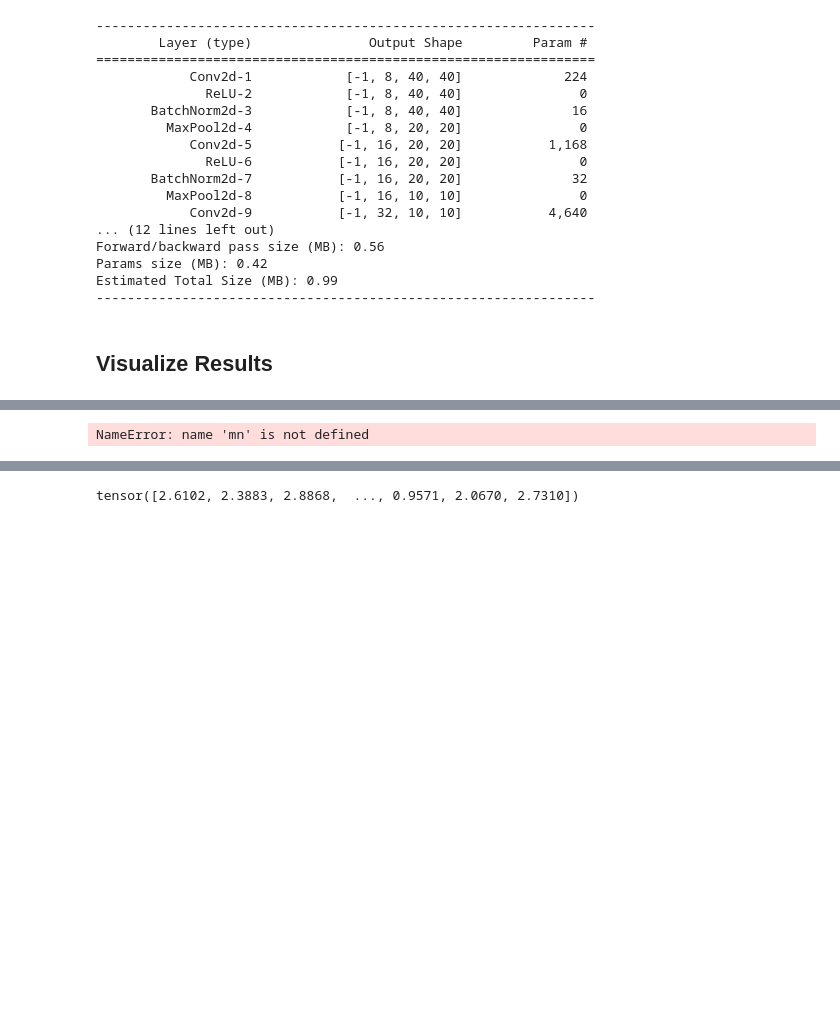
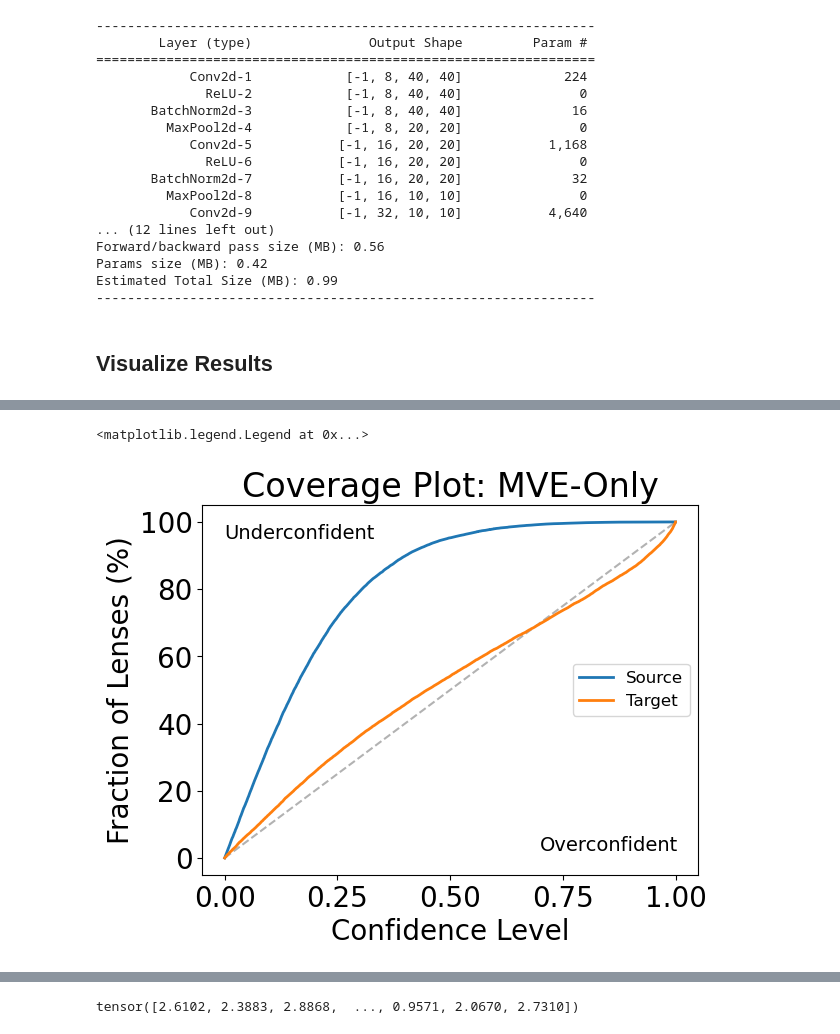
Before and after one commit to deepskies/DomainAdaptiveMVEforLensModeling, a Jupyter notebook: src/training/PaperMVENoDA/VisualizeModel.ipynb, the cells around one changed output, grey strips where cells are left out. Cells and saved outputs as stored; diff of their text form; code cells hidden in the pictures; blank space fills up the shorter version.

```diff
--- a/src/training/PaperMVENoDA/VisualizeModel.ipynb
+++ b/src/training/PaperMVENoDA/VisualizeModel.ipynb
@@ -521,4 +457,0 @@ plt.savefig("target_resid_noDA.png", bbox_inches = 'tight', dpi = 400)
-# %%
-mn
-# %% [output]
-NameError: name 'mn' is not defined
@@ -524,0 +461,45 @@ NameError: name 'mn' is not defined
+# %%
+def calculate_coverage(preds, true, variance):
+    """
+    Calculates the fraction of images with correct prediction within each confidence level (0% - 100%).
+    This assumes the variance is based on a gaussian distribution.
+
+    E.g. In 100 lenses, if 30 lenses have predictions within a 50% confidence interval, the point
+    (50, 30) will be present.
+
+    At 0%, no lenses should be in the confidence interval.
+    At 100%, all lenses should be in the confidence interval.
+    """
+
+    # Convert variance to standard deviation
+    sig = np.sqrt(variance)
+
+    # Calculate zscore = (x - mu) / sig, and take absolute value, e.g. 1.96
+    zscore = np.abs((preds - true) / sig)
+
+    # Calculate the fraction of gaussian within zscore sigma for two-tailed gaussian
+    one_tail_cl = st.norm.cdf(zscore) # e.g. cdf(1.96) = 0.975 = 97.5% of gaussian
+    two_tail_cl = 1 - ((1 - one_tail_cl) * 2) # total gaussian - ((excluded 2.5% of gaussian) * 2)
+
+    # Above (two_tail_cl)% confidence, image will be excluded from correct prediction
+    # Equivalently, we can sort the array against the fraction of lenses
+    confidence_level = np.sort(two_tail_cl)
+    image_fraction = np.arange(len(two_tail_cl)) / len(two_tail_cl)
+
+    return confidence_level, image_fraction
+# %%
+confidence_level_source, image_fraction_source = calculate_coverage(preds_source, true_source, var_preds_source)
+confidence_level_target, image_fraction_target = calculate_coverage(preds_target, true_target, var_preds_target)
+# %%
+plt.title("Coverage Plot: MVE-Only")
+plt.xlabel("Confidence Level")
+plt.ylabel("Fraction of Lenses (%)")
+plt.annotate("Underconfident", xy = (0, 95), fontsize = 14)
+plt.annotate("Overconfident", xy = (0.7, 2), fontsize = 14)
+plt.plot(confidence_level, confidence_level * 100, color = "k", ls = "--", alpha = 0.3)
+plt.plot(confidence_level_source, image_fraction_source * 100, label = "Source", lw = 2)
+plt.plot(confidence_level_target, image_fraction_target * 100, label = "Target", lw = 2)
+plt.legend(fontsize = 12, loc = "center right")
+# %% [output]
+<matplotlib.legend.Legend at 0x...>
+[figure, added]
```
Also changed, not shown: parts of 27 cells of this notebook, 1 other file.
